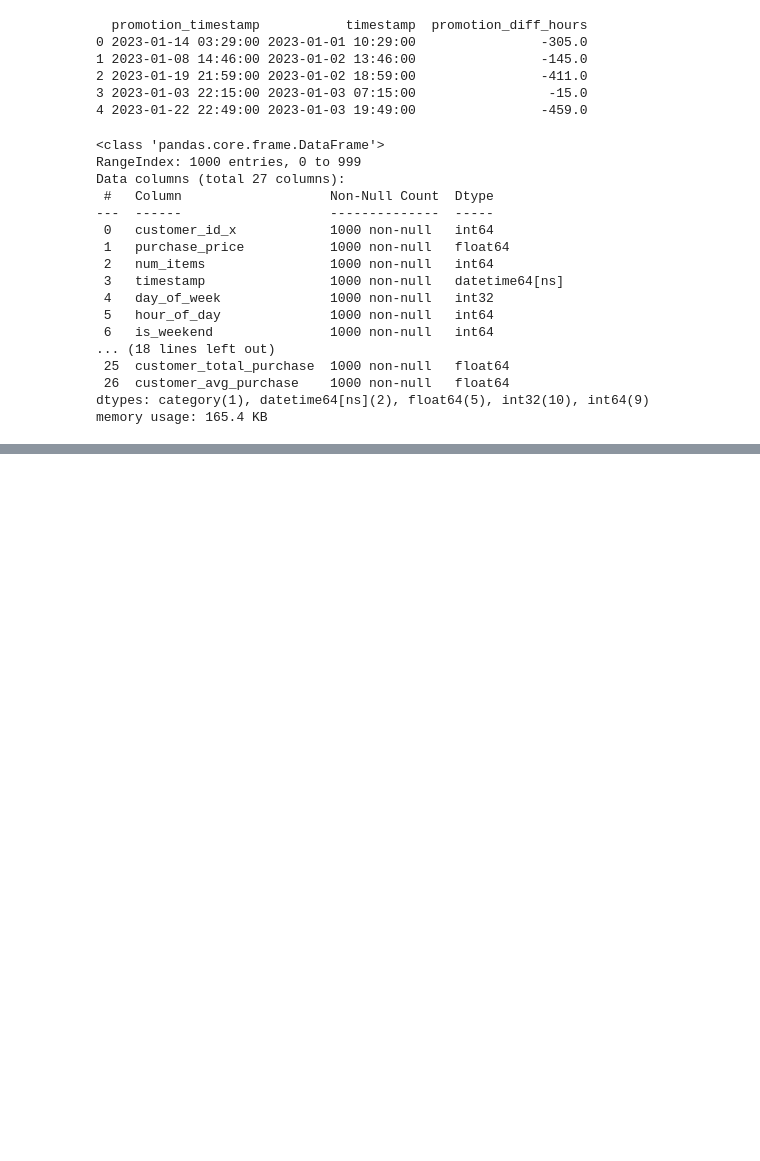
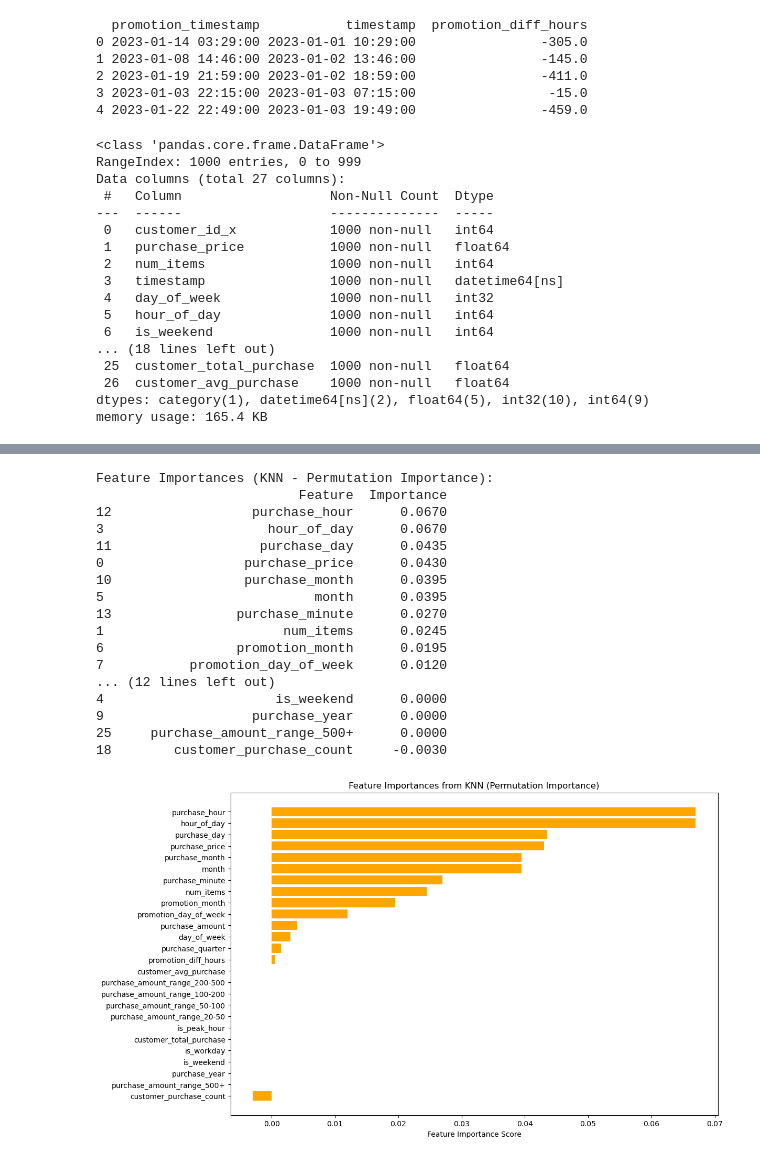
Before and after one commit to MingzengQin/Intership, a Jupyter notebook: EDA.ipynb, the cells around one changed output, grey strips where cells are left out. Cells and saved outputs as stored; diff of their text form; code cells hidden in the pictures; blank space fills up the shorter version.

```diff
--- a/EDA.ipynb
+++ b/EDA.ipynb
@@ -431,3 +557,47 @@ Confusion Matrix:
+# %%
+# Compute Feature Importance using Permutation Importance
+from sklearn.inspection import permutation_importance
+
+perm_importance = permutation_importance(knn_model, x_val, y_val, scoring='accuracy', n_repeats=10, random_state=42)
+feature_importances = perm_importance.importances_mean
+features = x_train.columns
+
+# Create DataFrame for Feature Importance
+importance_df = pd.DataFrame({
+    'Feature': features,
+    'Importance': feature_importances
+}).sort_values(by='Importance', ascending=False)
+
+# Print Feature Importance Ranking
+print("\nFeature Importances (KNN - Permutation Importance):")
+print(importance_df)
+
+# Visualization of Feature Importances
+plt.figure(figsize=(12, 8))
+plt.barh(importance_df['Feature'], importance_df['Importance'], color='orange')
+plt.gca().invert_yaxis()
+plt.xlabel('Feature Importance Score')
+plt.title('Feature Importances from KNN (Permutation Importance)')
+plt.show()
+# %% [output]
+Feature Importances (KNN - Permutation Importance):
+                          Feature  Importance
+12                  purchase_hour      0.0670
+3                     hour_of_day      0.0670
+11                   purchase_day      0.0435
+0                  purchase_price      0.0430
+10                 purchase_month      0.0395
+5                           month      0.0395
+13                purchase_minute      0.0270
+1                       num_items      0.0245
+6                 promotion_month      0.0195
+7           promotion_day_of_week      0.0120
+... (12 lines left out)
+4                      is_weekend      0.0000
+9                   purchase_year      0.0000
+25     purchase_amount_range_500+      0.0000
+18        customer_purchase_count     -0.0030
+[figure, added]
 # %%
 from sklearn.neural_network import MLPClassifier
 
```
Also changed, not shown: parts of 16 cells of this notebook.
